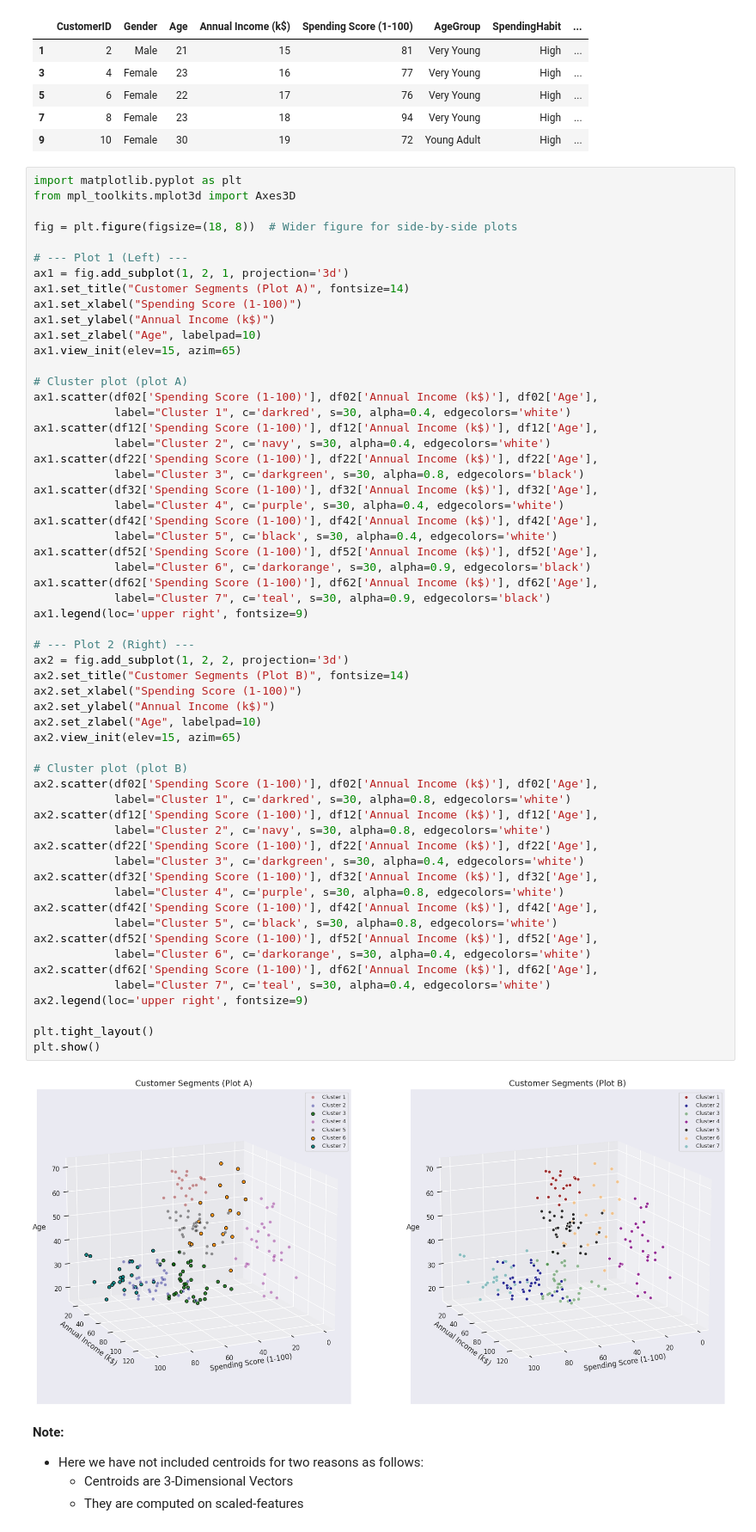
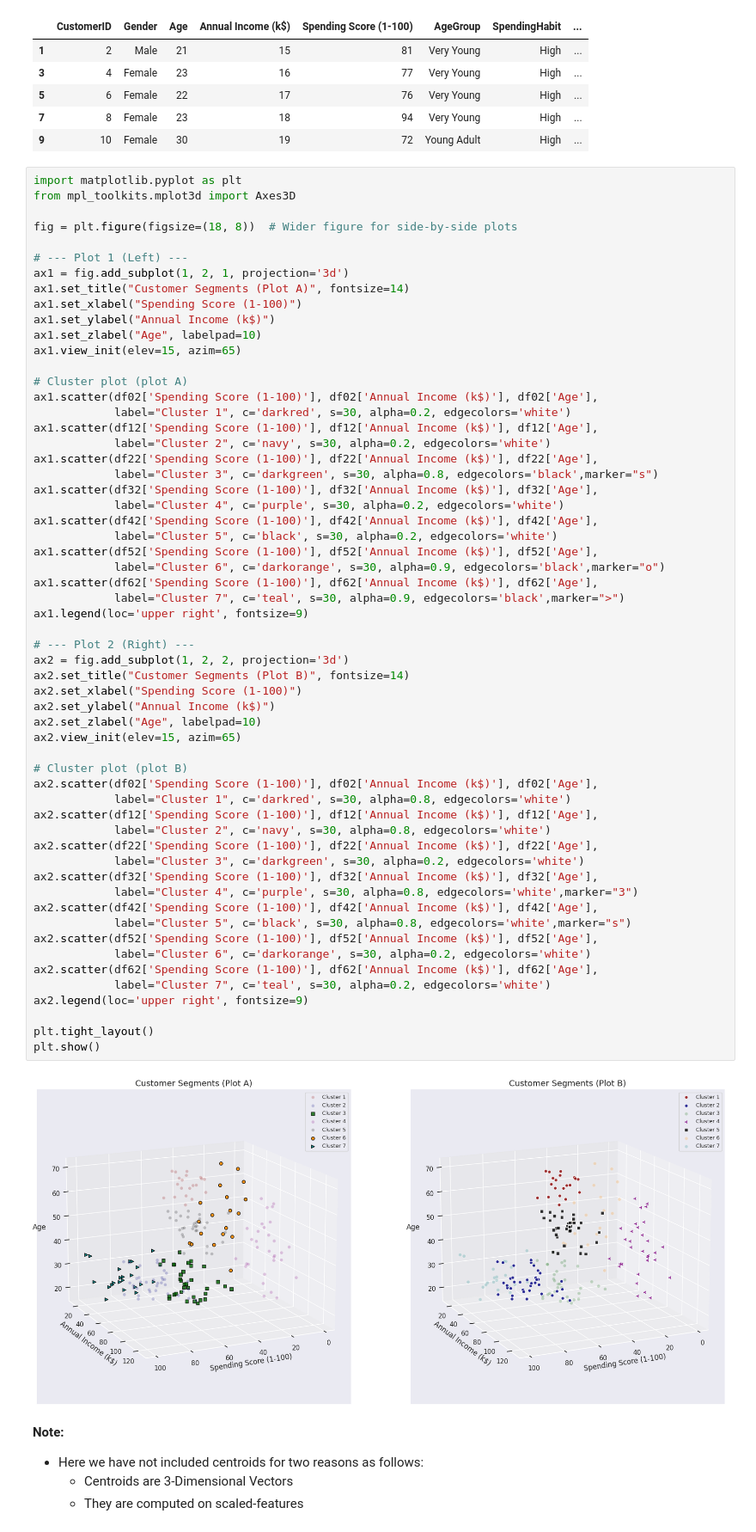
Before and after one commit to pb319/Segment-Stream, a Jupyter notebook: CustSegment.ipynb, the cells around one changed output. Shown at 86% size. Drawn from its saved outputs; the diff is of its cells as text.

```diff
--- a/CustSegment.ipynb
+++ b/CustSegment.ipynb
@@ -651,50 +651,50 @@ ax1.view_init(elev=15, azim=65)
 
 # Cluster plot (plot A)
 ax1.scatter(df02['Spending Score (1-100)'], df02['Annual Income (k$)'], df02['Age'],
-            label="Cluster 1", c='darkred', s=30, alpha=0.4, edgecolors='white')
+            label="Cluster 1", c='darkred', s=30, alpha=0.2, edgecolors='white')
 ax1.scatter(df12['Spending Score (1-100)'], df12['Annual Income (k$)'], df12['Age'],
-            label="Cluster 2", c='navy', s=30, alpha=0.4, edgecolors='white')
+            label="Cluster 2", c='navy', s=30, alpha=0.2, edgecolors='white')
 ax1.scatter(df22['Spending Score (1-100)'], df22['Annual Income (k$)'], df22['Age'],
-            label="Cluster 3", c='darkgreen', s=30, alpha=0.8, edgecolors='black')
+            label="Cluster 3", c='darkgreen', s=30, alpha=0.8, edgecolors='black',marker="s")
 ax1.scatter(df32['Spending Score (1-100)'], df32['Annual Income (k$)'], df32['Age'],
-            label="Cluster 4", c='purple', s=30, alpha=0.4, edgecolors='white')
+            label="Cluster 4", c='purple', s=30, alpha=0.2, edgecolors='white')
 ax1.scatter(df42['Spending Score (1-100)'], df42['Annual Income (k$)'], df42['Age'],
-            label="Cluster 5", c='black', s=30, alpha=0.4, edgecolors='white')
+            label="Cluster 5", c='black', s=30, alpha=0.2, edgecolors='white')
 ax1.scatter(df52['Spending Score (1-100)'], df52['Annual Income (k$)'], df52['Age'],
-            label="Cluster 6", c='darkorange', s=30, alpha=0.9, edgecolors='black')
+            label="Cluster 6", c='darkorange', s=30, alpha=0.9, edgecolors='black',marker="o")
 ax1.scatter(df62['Spending Score (1-100)'], df62['Annual Income (k$)'], df62['Age'],
-            label="Cluster 7", c='teal', s=30, alpha=0.9, edgecolors='black')
+            label="Cluster 7", c='teal', s=30, alpha=0.9, edgecolors='black',marker=">")
 ax1.legend(loc='upper right', fontsize=9)
 
 # --- Plot 2 (Right) ---
 ax2 = fig.add_subplot(1, 2, 2, projection='3d')
 ax2.set_title("Customer Segments (Plot B)", fontsize=14)
 ax2.set_xlabel("Spending Score (1-100)")
 ax2.set_ylabel("Annual Income (k$)")
 ax2.set_zlabel("Age", labelpad=10)
 ax2.view_init(elev=15, azim=65)
 
 # Cluster plot (plot B)
 ax2.scatter(df02['Spending Score (1-100)'], df02['Annual Income (k$)'], df02['Age'],
             label="Cluster 1", c='darkred', s=30, alpha=0.8, edgecolors='white')
 ax2.scatter(df12['Spending Score (1-100)'], df12['Annual Income (k$)'], df12['Age'],
             label="Cluster 2", c='navy', s=30, alpha=0.8, edgecolors='white')
 ax2.scatter(df22['Spending Score (1-100)'], df22['Annual Income (k$)'], df22['Age'],
-            label="Cluster 3", c='darkgreen', s=30, alpha=0.4, edgecolors='white')
+            label="Cluster 3", c='darkgreen', s=30, alpha=0.2, edgecolors='white')
 ax2.scatter(df32['Spending Score (1-100)'], df32['Annual Income (k$)'], df32['Age'],
-            label="Cluster 4", c='purple', s=30, alpha=0.8, edgecolors='white')
+            label="Cluster 4", c='purple', s=30, alpha=0.8, edgecolors='white',marker="3")
 ax2.scatter(df42['Spending Score (1-100)'], df42['Annual Income (k$)'], df42['Age'],
-            label="Cluster 5", c='black', s=30, alpha=0.8, edgecolors='white')
+            label="Cluster 5", c='black', s=30, alpha=0.8, edgecolors='white',marker="s")
 ax2.scatter(df52['Spending Score (1-100)'], df52['Annual Income (k$)'], df52['Age'],
-            label="Cluster 6", c='darkorange', s=30, alpha=0.4, edgecolors='white')
+            label="Cluster 6", c='darkorange', s=30, alpha=0.2, edgecolors='white')
 ax2.scatter(df62['Spending Score (1-100)'], df62['Annual Income (k$)'], df62['Age'],
-            label="Cluster 7", c='teal', s=30, alpha=0.4, edgecolors='white')
+            label="Cluster 7", c='teal', s=30, alpha=0.2, edgecolors='white')
 ax2.legend(loc='upper right', fontsize=9)
 
 plt.tight_layout()
 plt.show()
 # %% [output]
-[figure, old version]
+[figure, new version]
 # %% [markdown]
 **Note:**
 - Here we have not included centroids for two reasons as follows:
```
